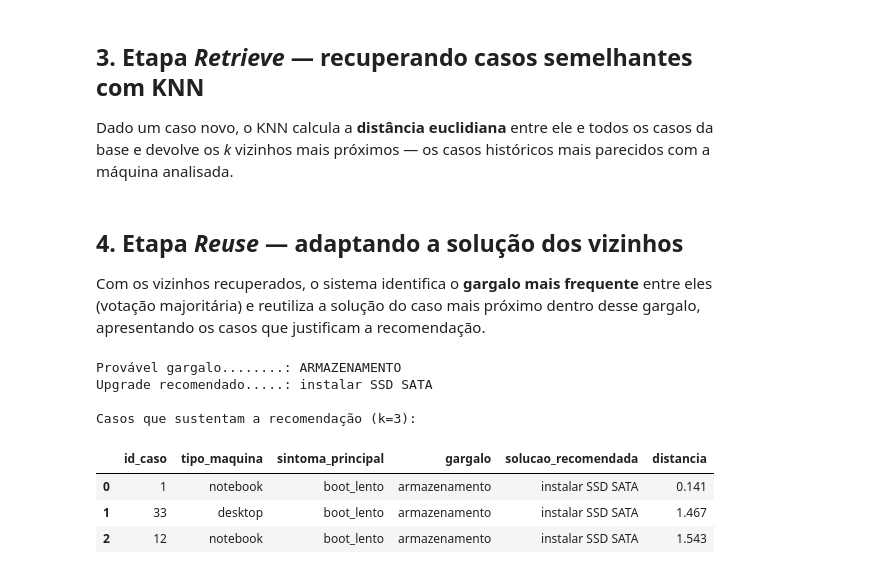
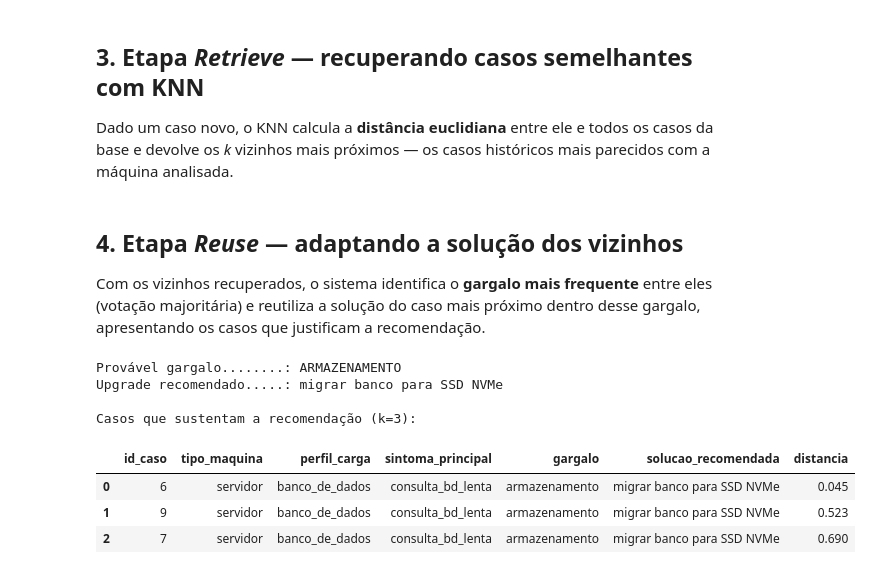
Before and after one commit to daniSepeda/identificador-gargalos-hardware-ia, a Jupyter notebook: notebooks/checkpoint_experimentos.ipynb, the cells around one changed output. Cells and saved outputs as stored; diff of their text form; code cells hidden in the pictures.

```diff
--- a/notebooks/checkpoint_experimentos.ipynb
+++ b/notebooks/checkpoint_experimentos.ipynb
@@ -29,9 +37,21 @@ import numpy as np
 import matplotlib.pyplot as plt
 
 # Ao rodar localmente usa o CSV do repositorio; no Google Colab baixa direto do GitHub
-CAMINHO_LOCAL = '../data/base_casos.csv'
-URL_GITHUB = 'https://raw.githubusercontent.com/daniSepeda/identificador-gargalos-hardware-ia/main/data/base_casos.csv'
-casos = pd.read_csv(CAMINHO_LOCAL if os.path.exists(CAMINHO_LOCAL) else URL_GITHUB)
+CAMINHO_LOCAL = '../data/base_casos_corporativa_v1.csv'
+URLS_GITHUB = [
+    'https://raw.githubusercontent.com/daniSepeda/identificador-gargalos-hardware-ia/main/data/base_casos_corporativa_v1.csv',
+    'https://raw.githubusercontent.com/daniSepeda/identificador-gargalos-hardware-ia/claude/prd-repo-memory-gl9m7e/data/base_casos_corporativa_v1.csv',
+]
+
+if os.path.exists(CAMINHO_LOCAL):
+    casos = pd.read_csv(CAMINHO_LOCAL)
+else:
+    for url in URLS_GITHUB:
+        try:
+            casos = pd.read_csv(url)
+            break
+        except Exception:
+            continue
 
 print(f'Total de casos na base: {len(casos)}')
 casos.head()
@@ -111,7 +167,8 @@ Matriz de atributos: 40 casos x 23 atributos
 # %% [markdown]
 ## 3. Etapa *Retrieve* — recuperando casos semelhantes com KNN
 
-Dado um caso novo, o KNN calcula a **distância euclidiana** entre ele e todos os casos da base e devolve os *k* vizinhos mais próximos — os casos históricos mais parecidos com a máquina analisada.
+Dado um caso novo, o KNN calcula a **distância euclidiana** entre ele e todos os casos da base e devolve os
+*k* vizinhos mais próximos — os casos históricos mais parecidos com a máquina analisada.
 # %%
 from sklearn.neighbors import NearestNeighbors
 
@@ -127,7 +184,8 @@ def recuperar_casos(caso_novo, k=3):
 # %% [markdown]
 ## 4. Etapa *Reuse* — adaptando a solução dos vizinhos
 
-Com os vizinhos recuperados, o sistema identifica o **gargalo mais frequente** entre eles (votação majoritária) e reutiliza a solução do caso mais próximo dentro desse gargalo, apresentando os casos que justificam a recomendação.
+Com os vizinhos recuperados, o sistema identifica o **gargalo mais frequente** entre eles (votação majoritária)
+e reutiliza a solução do caso mais próximo dentro desse gargalo, apresentando os casos que justificam a recomendação.
 # %%
 def recomendar_upgrade(caso_novo, k=3):
     """Ciclo Retrieve + Reuse: diagnostica o gargalo e recomenda o upgrade."""
@@ -138,23 +196,24 @@ def recomendar_upgrade(caso_novo, k=3):
     print(f'Provável gargalo........: {gargalo.upper()}')
     print(f'Upgrade recomendado.....: {solucao}')
     print(f'\nCasos que sustentam a recomendação (k={k}):')
-    colunas = ['id_caso', 'tipo_maquina', 'sintoma_principal', 'gargalo', 'solucao_recomendada', 'distancia']
+    colunas = ['id_caso', 'tipo_maquina', 'perfil_carga', 'sintoma_principal', 'gargalo',
+               'solucao_recomendada', 'distancia']
     return semelhantes[colunas].reset_index(drop=True)
 # %%
-# Caso de teste 1: notebook de escritório com HDD e boot muito lento
+# Caso de teste 1: servidor de banco de dados com HDD e consultas lentas (disco saturado)
 caso_teste_1 = {
-    'tipo_maquina': 'notebook', 'cpu_geracao': 'antiga', 'nucleos_cpu': 2, 'ram_gb': 4,
-    'tipo_armazenamento': 'HDD', 'gpu': 'integrada', 'perfil_uso': 'escritorio',
-    'sintoma_principal': 'boot_lento', 'uso_cpu_pct': 30, 'uso_ram_pct': 65, 'uso_disco_pct': 100,
+    'tipo_maquina': 'servidor', 'cpu_geracao': 'intermediaria', 'nucleos_cpu': 8, 'ram_gb': 32,
+    'tipo_armazenamento': 'HDD', 'gpu': 'integrada', 'perfil_carga': 'banco_de_dados',
+    'sintoma_principal': 'consulta_bd_lenta', 'uso_cpu_pct': 48, 'uso_ram_pct': 70, 'uso_disco_pct': 99,
 }
 recomendar_upgrade(caso_teste_1)
 # %% [output]
 Provável gargalo........: ARMAZENAMENTO
-Upgrade recomendado.....: instalar SSD SATA
+Upgrade recomendado.....: migrar banco para SSD NVMe
 
 Casos que sustentam a recomendação (k=3):
-|  | id_caso | tipo_maquina | sintoma_principal | gargalo | solucao_recomendada | distancia |
-| 0 | 1 | notebook | boot_lento | armazenamento | instalar SSD SATA | 0.141 |
-| 1 | 33 | desktop | boot_lento | armazenamento | instalar SSD SATA | 1.467 |
-| 2 | 12 | notebook | boot_lento | armazenamento | instalar SSD SATA | 1.543 |
+|  | id_caso | tipo_maquina | perfil_carga | sintoma_principal | gargalo | solucao_recomendada | distancia |
+| 0 | 6 | servidor | banco_de_dados | consulta_bd_lenta | armazenamento | migrar banco para SSD NVMe | 0.045 |
+| 1 | 9 | servidor | banco_de_dados | consulta_bd_lenta | armazenamento | migrar banco para SSD NVMe | 0.523 |
+| 2 | 7 | servidor | banco_de_dados | consulta_bd_lenta | armazenamento | migrar banco para SSD NVMe | 0.690 |
 # %%
```
Also changed, not shown: parts of 14 cells of this notebook.
